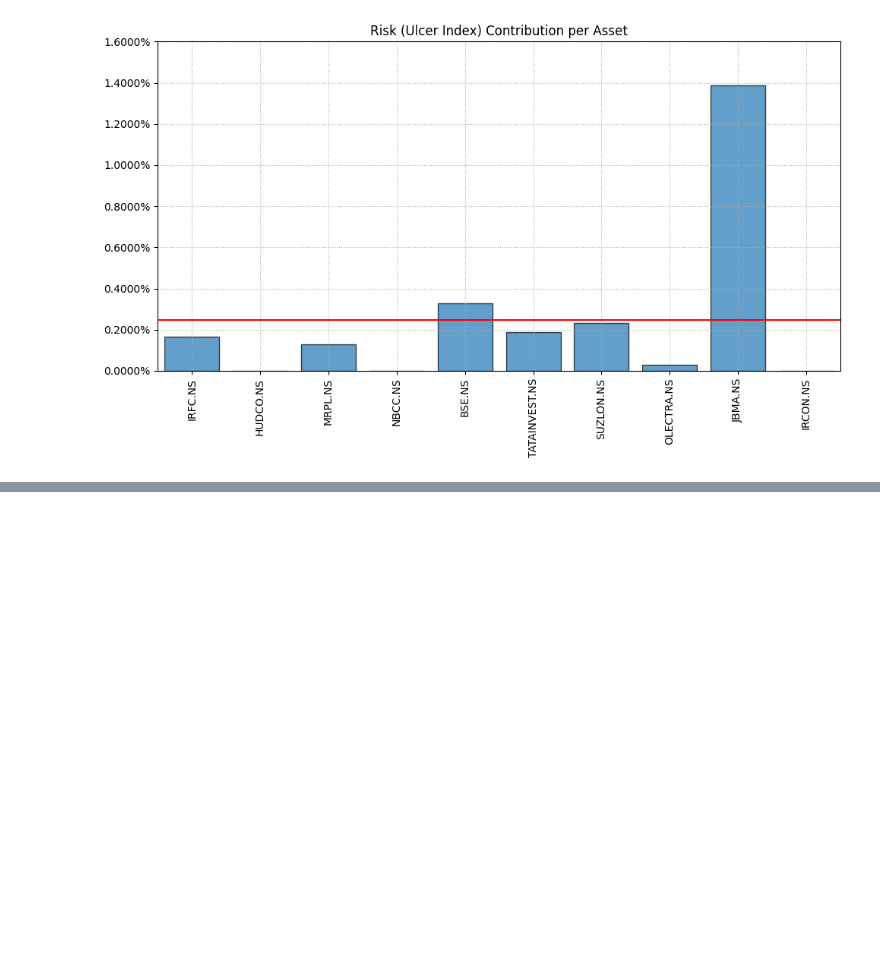
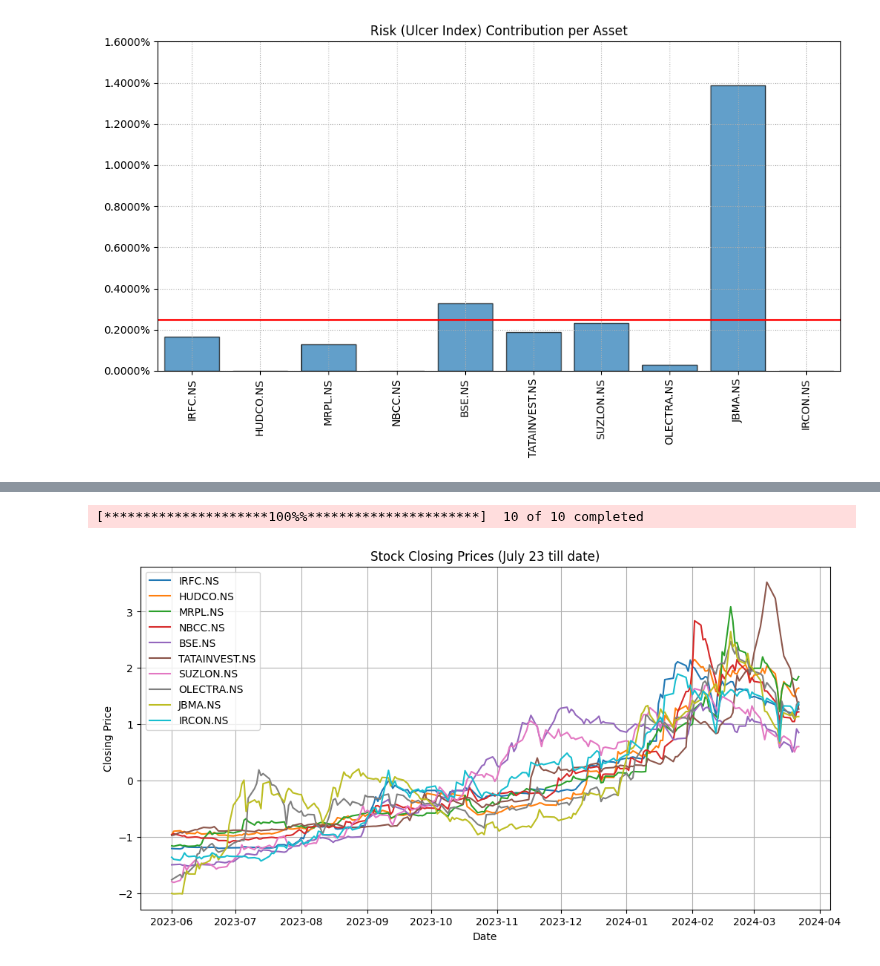
Before and after one commit to anirbanghoshsbi/.github.io, a Jupyter notebook: work/portfolio/momentum_portfolio_manual.ipynb, the cells around one changed output, grey strips where cells are left out. Cells and saved outputs as stored; diff of their text form; code cells hidden in the pictures; blank space fills up the shorter version.

```diff
--- a/work/portfolio/momentum_portfolio_manual.ipynb
+++ b/work/portfolio/momentum_portfolio_manual.ipynb
@@ -236,0 +147,36 @@ January 2024
+# %%
+import yfinance as yf
+import matplotlib.pyplot as plt
+import datetime
+from sklearn.preprocessing import StandardScaler
+# Your list of stock tickers
+tickers = assets
+
+# Start and end dates for data retrieval
+start_date = datetime.date(2023, 6, 1)
+
+
+# Download closing price data for each ticker
+data = yf.download(tickers, start=start_date)['Adj Close']
+# Create a StandardScaler instance
+scaler = StandardScaler()
+
+# Fit and transform the data
+data_scaled = scaler.fit_transform(data)
+
+# Convert back to a DataFrame for plotting
+data_scaled = pd.DataFrame(data_scaled, index=data.index, columns=data.columns)
+# Plot the closing prices
+plt.figure(figsize=(12, 6))  # Adjust figure size as needed
+for ticker in tickers:
+    plt.plot(data.index, data_scaled[ticker], label=ticker)
+
+plt.xlabel("Date")
+plt.ylabel("Closing Price")
+plt.title("Stock Closing Prices (July 23 till date)")
+plt.legend()
+plt.grid(True)
+plt.show()
+# %% [output]
+[*********************100%%**********************]  10 of 10 completed
+[figure, added]
```
Also changed, not shown: parts of 13 cells of this notebook.
